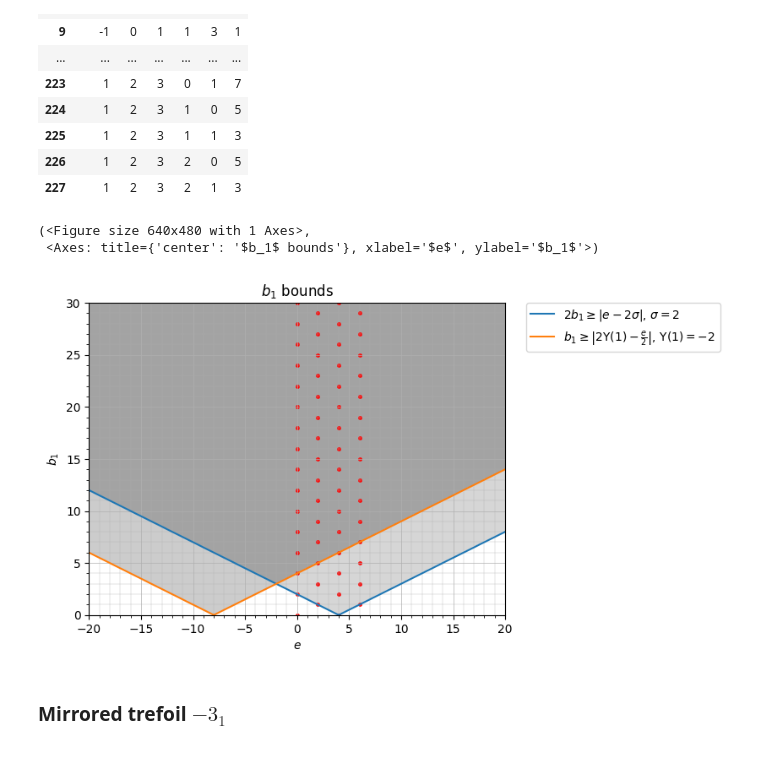
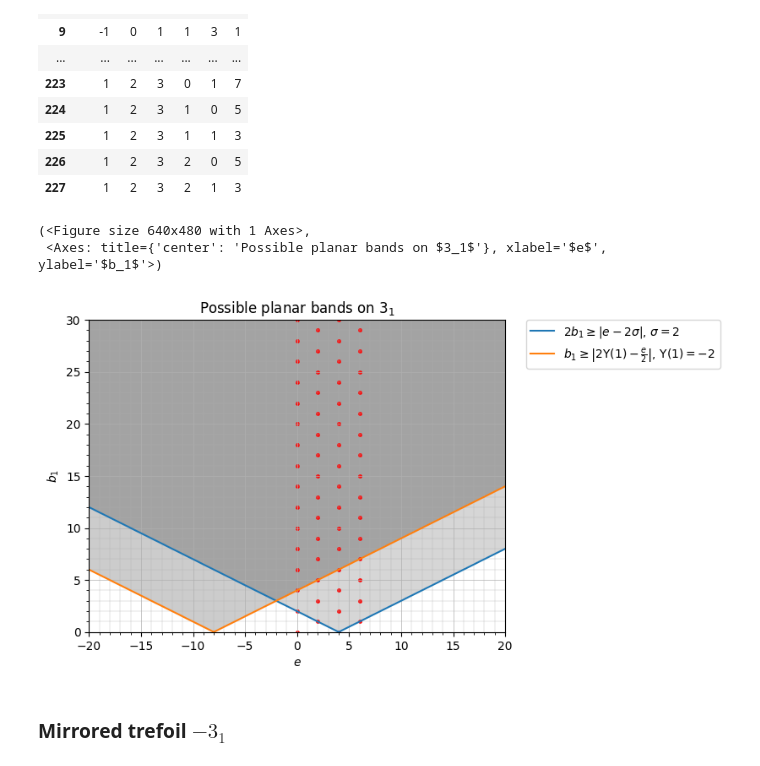
Before and after one commit to JulesGB/KnotGeography, a Jupyter notebook: band moves via dual graph.ipynb, the cells around one changed output. Drawn from its saved outputs; the diff is of its cells as text; code cells hidden in the pictures.

Commit message:
band plot names

```diff
--- a/band moves via dual graph.ipynb
+++ b/band moves via dual graph.ipynb
@@ -88,7 +88,11 @@ def try_bands(knot : khovanov.Link):
     return pd.DataFrame(zip(twists, c0s, s0s, c1s, s1s, es),
                         columns=['twist', 'c0', 's0', 'c1', 's1', 'e'])
 # %%
-def plot_bands(Ksnappy, bands_df, erange=(-40,40), brange=(0,30)):
+def plot_bands(Ksnappy, bands_df,
+               erange=(-40,40), brange=(0,30), knot_name=None):
+    if knot_name is None:
+        knot_name = "?"
+
     fig, ax = plot_bounds(Ksnappy, erange=erange, brange=brange,
                           plot_intersection=False)
     es = bands_df['e']
@@ -115,6 +119,7 @@ def plot_bands(Ksnappy, bands_df, erange=(-40,40), brange=(0,30)):
                     b_pts.append(b)
 
     ax.scatter(e_pts, b_pts, c='red', s=6)
+    ax.set_title(f'Possible planar bands on ' + knot_name)
 
     return fig, ax
 # %% [markdown]
@@ -143,11 +148,11 @@ number of failed band moves: 168
 | 226 | 1 | 2 | 3 | 2 | 0 | 5 |
 | 227 | 1 | 2 | 3 | 2 | 1 | 3 |
 # %%
-plot_bands(K, bands_K, erange=(-20,20))
+plot_bands(K, bands_K, erange=(-20,20), knot_name='$3_1$')
 # %% [output]
 (<Figure size 640x480 with 1 Axes>,
- <Axes: title={'center': '$b_1$ bounds'}, xlabel='$e$', ylabel='$b_1$'>)
+ <Axes: title={'center': 'Possible planar bands on $3_1$'}, xlabel='$e$', ylabel='$b_1$'>)
-[figure, old version]
+[figure, new version]
 # %% [markdown]
 ### Mirrored trefoil $-3_1$
 # %%
```
Also changed, not shown: parts of 13 cells of this notebook.
